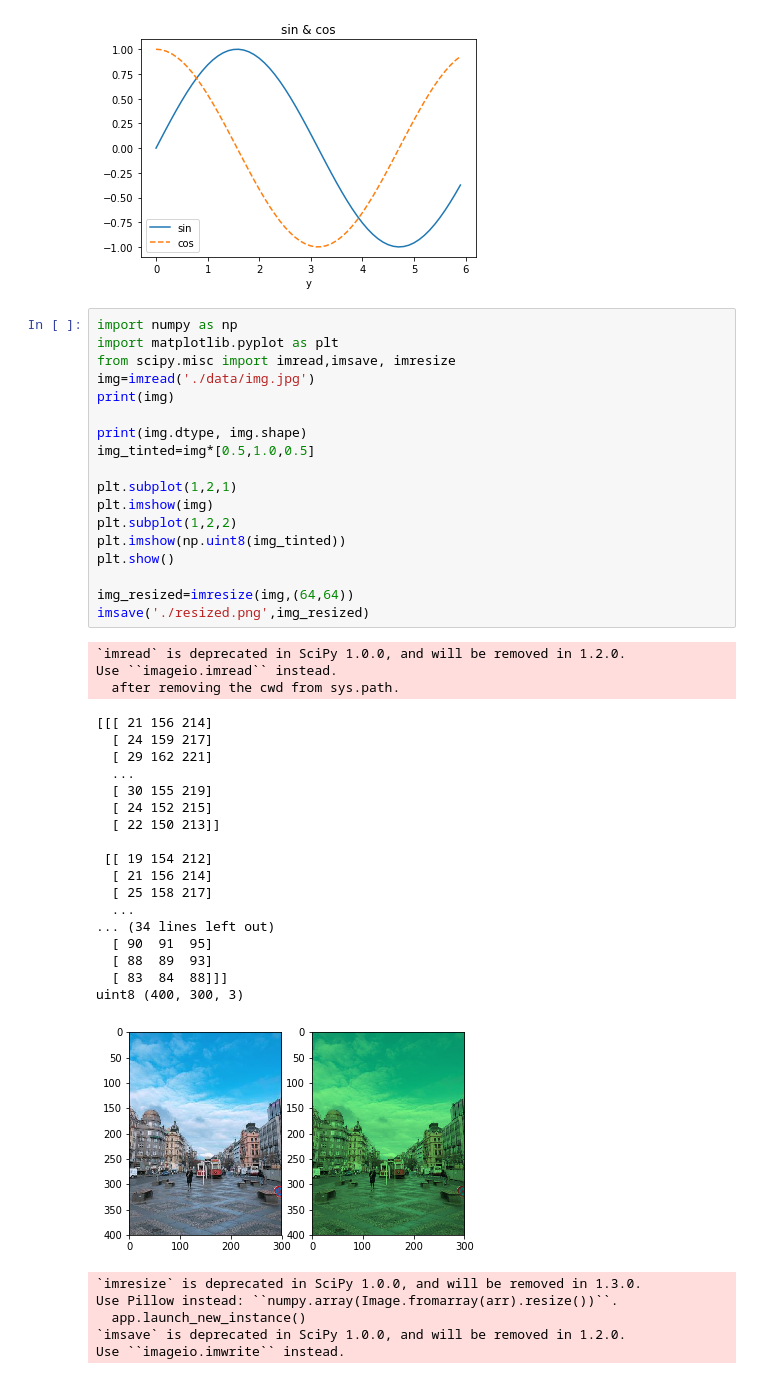
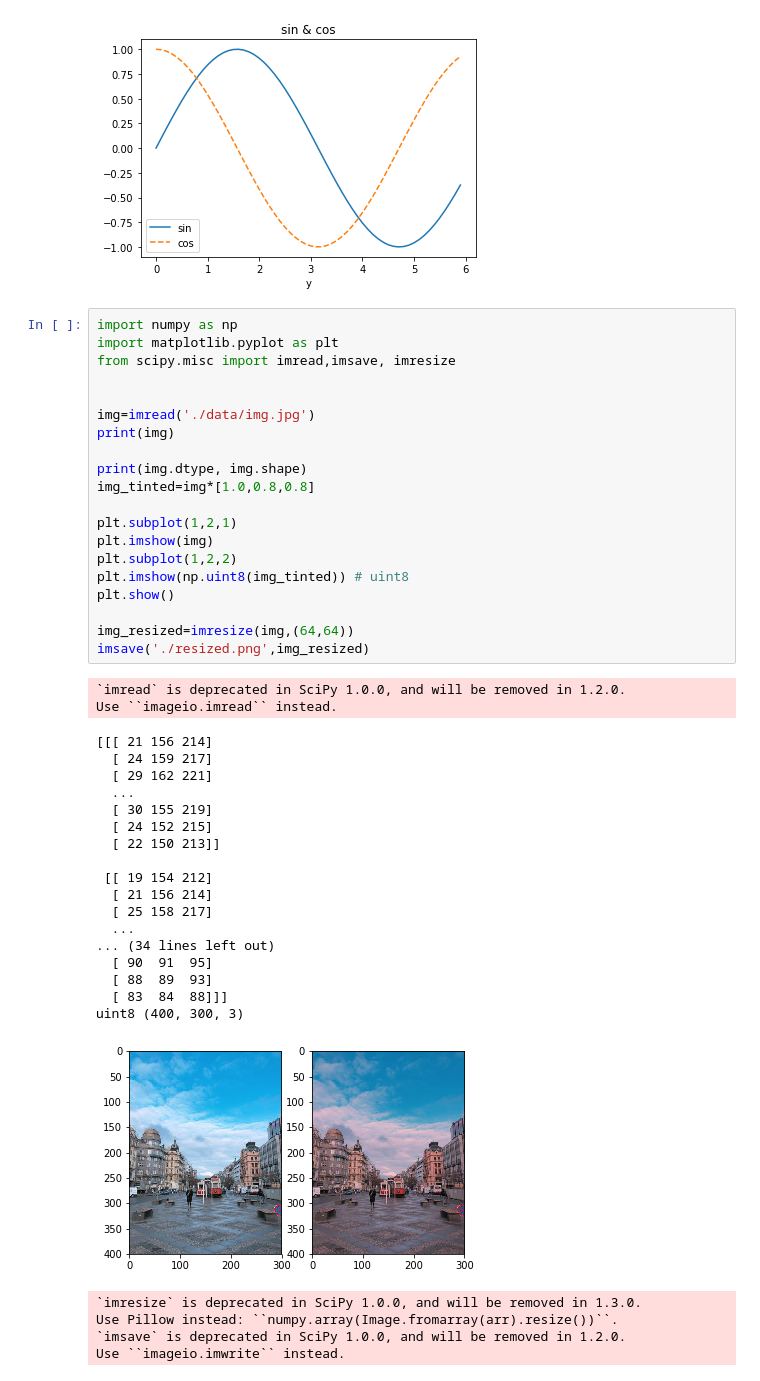
Before and after one commit to HyunJu1/TIL, a Jupyter notebook: 딥러닝수업_2019/ex_0328_numpy scipy.ipynb, the cells around one changed output. Saved outputs shown, nothing was run; the diff lists cells and outputs as text.

```diff
--- a/딥러닝수업_2019/ex_0328_numpy scipy.ipynb
+++ b/딥러닝수업_2019/ex_0328_numpy scipy.ipynb
@@ -20,44 +318,44 @@ plt.show()
 import numpy as np
 import matplotlib.pyplot as plt
 from scipy.misc import imread,imsave, imresize
+
+
 img=imread('./data/img.jpg')
 print(img)
 
 print(img.dtype, img.shape)
-img_tinted=img*[0.5,1.0,0.5]
+img_tinted=img*[1.0,0.8,0.8]
 
 plt.subplot(1,2,1)
 plt.imshow(img)
 plt.subplot(1,2,2)
-plt.imshow(np.uint8(img_tinted))
+plt.imshow(np.uint8(img_tinted)) # uint8
 plt.show()
 
 img_resized=imresize(img,(64,64))
 imsave('./resized.png',img_resized)
 # %% [output]
 `imread` is deprecated in SciPy 1.0.0, and will be removed in 1.2.0.
 Use ``imageio.imread`` instead.
-  after removing the cwd from sys.path.
 [[[ 21 156 214]
   [ 24 159 217]
   [ 29 162 221]
   ...
   [ 30 155 219]
   [ 24 152 215]
   [ 22 150 213]]
 
  [[ 19 154 212]
   [ 21 156 214]
   [ 25 158 217]
   ...
 ... (34 lines left out)
   [ 90  91  95]
   [ 88  89  93]
   [ 83  84  88]]]
 uint8 (400, 300, 3)
-[figure, old version]
+[figure, new version]
 `imresize` is deprecated in SciPy 1.0.0, and will be removed in 1.3.0.
 Use Pillow instead: ``numpy.array(Image.fromarray(arr).resize())``.
-  app.launch_new_instance()
 `imsave` is deprecated in SciPy 1.0.0, and will be removed in 1.2.0.
 Use ``imageio.imwrite`` instead.
```
Also changed, not shown: parts of 11 cells of this notebook, 9 other files.
